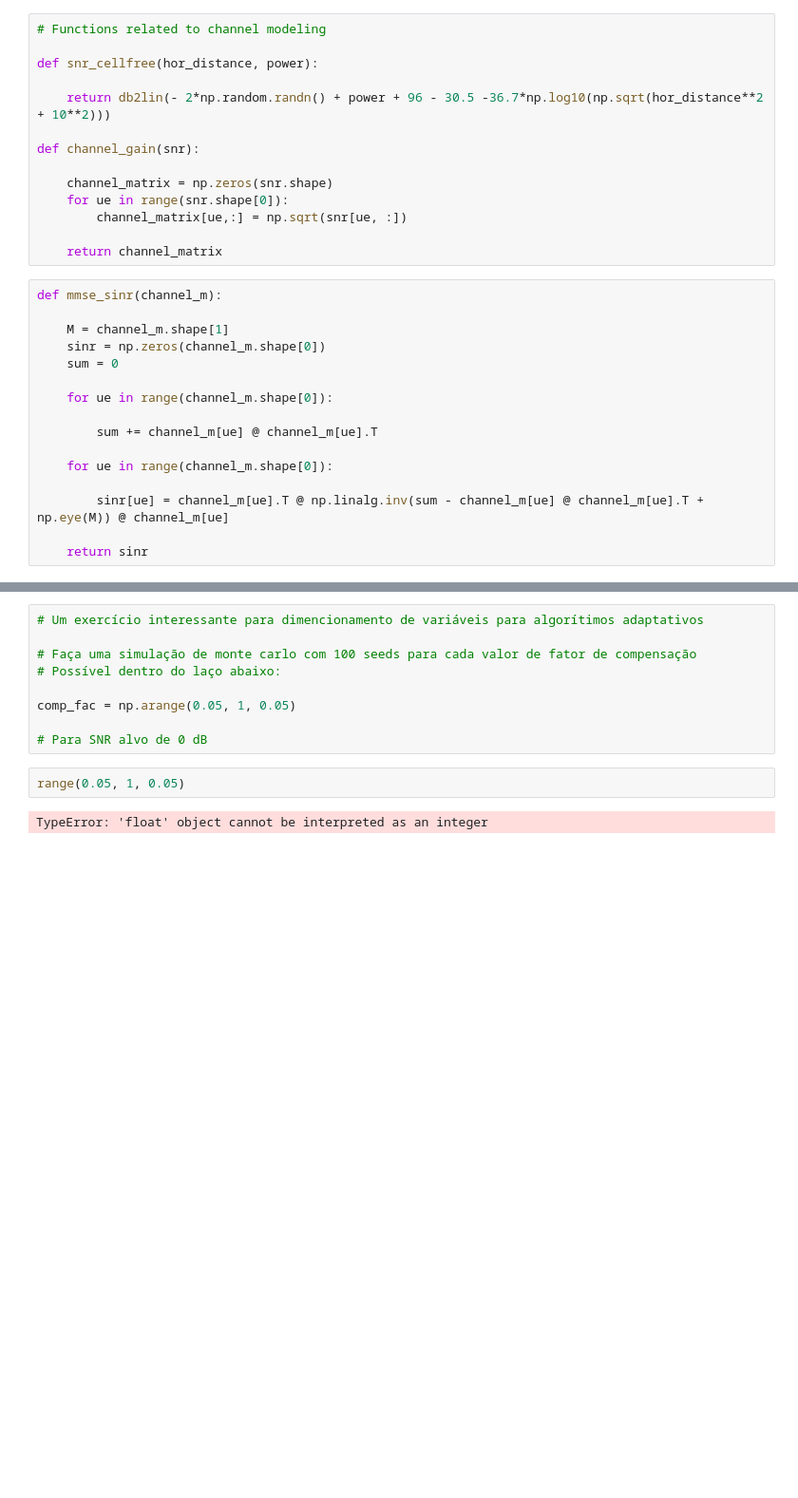
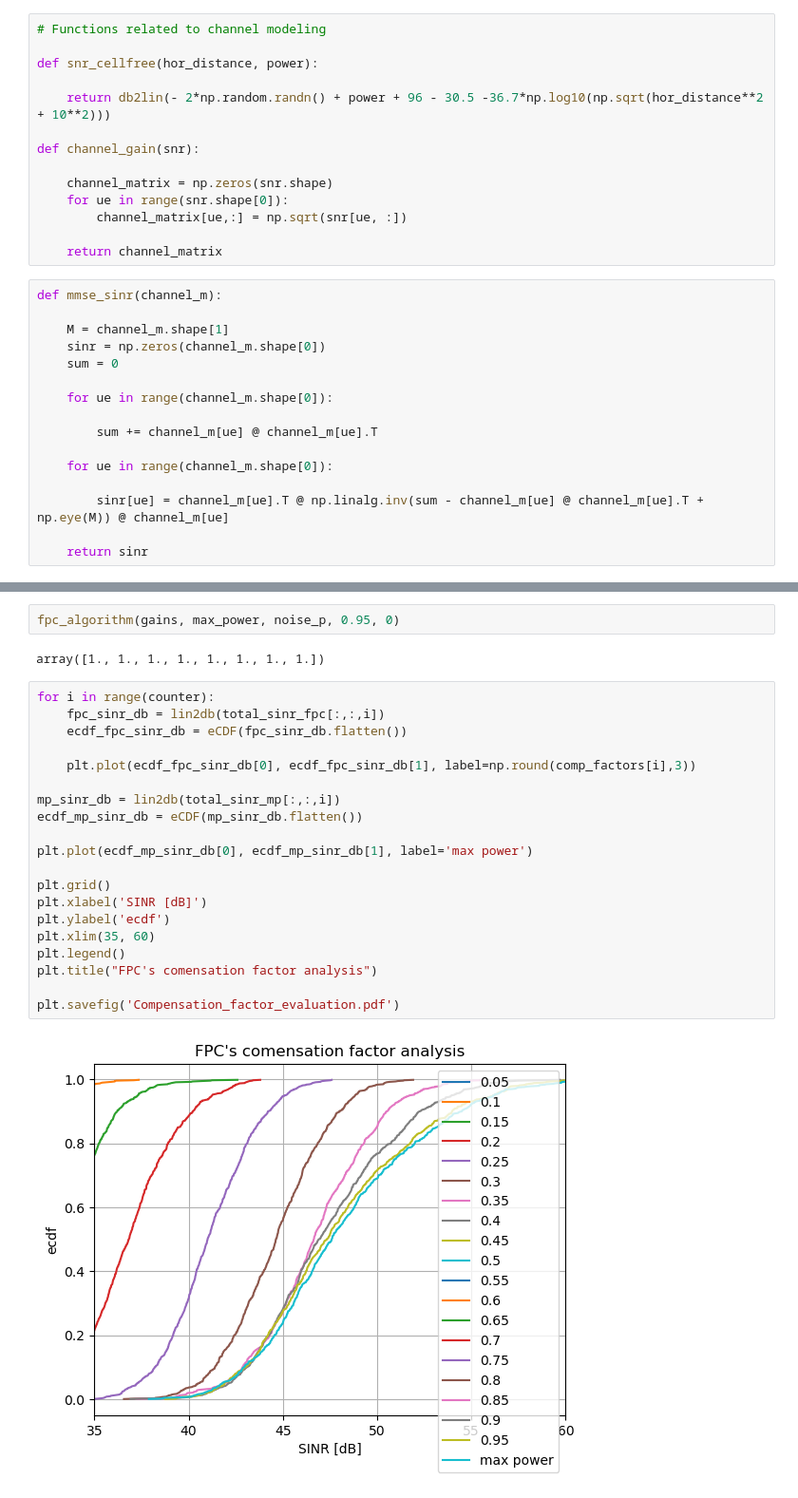
Before and after one commit to matheusdomingoscarneiro/cf-power-control, a Jupyter notebook: cellfree-pc-fpc-evaluation.ipynb, the cells around one changed output, grey strips where cells are left out. Shown at 95% size. Cells and saved outputs as stored; diff of their text form; blank space fills up the shorter version.

```diff
--- a/cellfree-pc-fpc-evaluation.ipynb
+++ b/cellfree-pc-fpc-evaluation.ipynb
@@ -286,13 +268,26 @@ ValueError: Image size of 547x7059569 pixels is too large. It must be less than
-# %%
-# Um exercício interessante para dimencionamento de variáveis para algorítimos adaptativos
-
-# Faça uma simulação de monte carlo com 100 seeds para cada valor de fator de compensação
-# Possível dentro do laço abaixo:
-
-comp_fac = np.arange(0.05, 1, 0.05)
-
-# Para SNR alvo de 0 dB
-# %%
-range(0.05, 1, 0.05)
-# %% [output]
-TypeError: 'float' object cannot be interpreted as an integer
+# %%
+fpc_algorithm(gains, max_power, noise_p, 0.95, 0)
+# %% [output]
+array([1., 1., 1., 1., 1., 1., 1., 1.])
+# %%
+for i in range(counter):
+    fpc_sinr_db = lin2db(total_sinr_fpc[:,:,i])
+    ecdf_fpc_sinr_db = eCDF(fpc_sinr_db.flatten())
+
+    plt.plot(ecdf_fpc_sinr_db[0], ecdf_fpc_sinr_db[1], label=np.round(comp_factors[i],3))
+
+mp_sinr_db = lin2db(total_sinr_mp[:,:,i])
+ecdf_mp_sinr_db = eCDF(mp_sinr_db.flatten())
+
+plt.plot(ecdf_mp_sinr_db[0], ecdf_mp_sinr_db[1], label='max power')
+
+plt.grid()
+plt.xlabel('SINR [dB]')
+plt.ylabel('ecdf')
+plt.xlim(35, 60)
+plt.legend()
+plt.title("FPC's comensation factor analysis")
+
+plt.savefig('Compensation_factor_evaluation.pdf')
+# %% [output]
+[figure, added]
```
Also changed, not shown: parts of 2 cells of this notebook, 3 other files.
